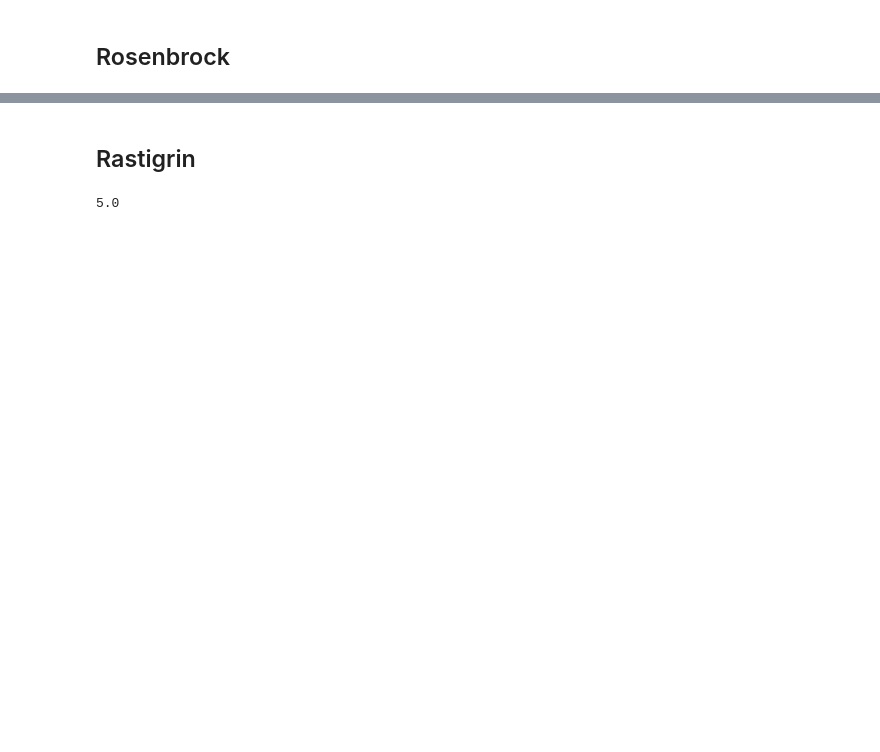
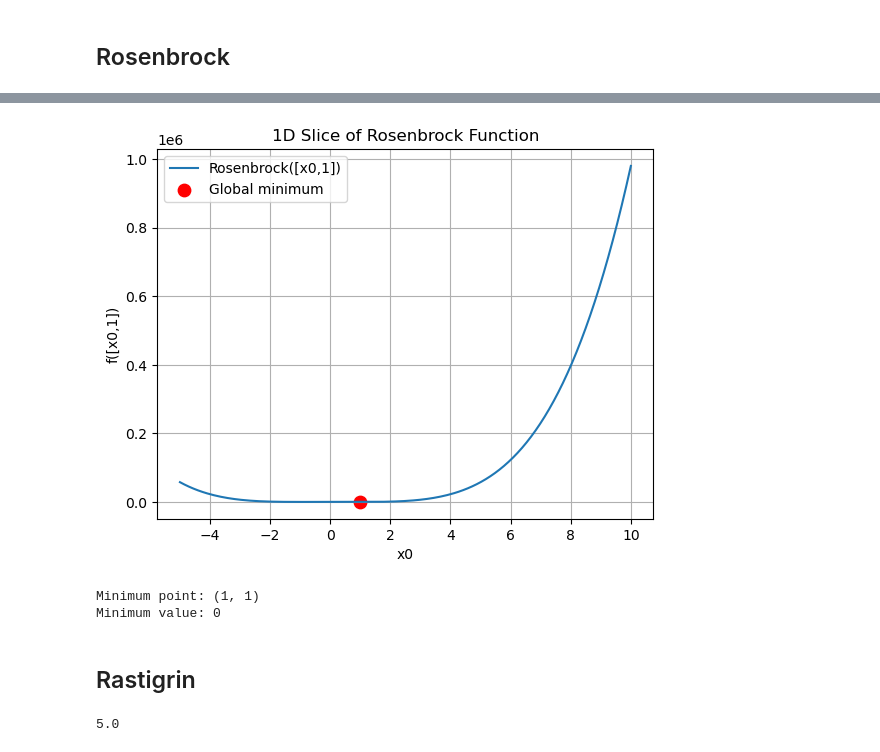
Before and after one commit to emibk/ACIT4160-1-Final_Project_Group_12, a Jupyter notebook: Problem-2: PSO/PSO.ipynb, the cells around one changed output, grey strips where cells are left out. Drawn from its saved outputs; the diff is of its cells as text; code cells hidden in the pictures; blank space fills up the shorter version.

```diff
--- a/Problem-2: PSO/PSO.ipynb
+++ b/Problem-2: PSO/PSO.ipynb
@@ -21,5 +47,5 @@ sphere([1,2])
 # %%
 def rosenbrock(x):
     x = np.array(x)
-    return np.sum(100 * (x[1:] - x[:-1]**2)**2 + (1 - x[:-1])**2)
+    return np.sum(100.0 * (x[1:] - x[:-1]**2)**2 + (1 - x[:-1])**2)
 # %%
@@ -29,3 +55,33 @@ rosenbrock([1,2,3])
+# %%
+x = np.linspace(-5, 10, 200)
+y = np.array([rosenbrock([xi, 1]) for xi in x])
+
+
+plt.plot(x, y, label='Rosenbrock([x0,1])')
+plt.scatter(1, rosenbrock([1, 1]), color='red', s=80, label='Global minimum')
+plt.xlabel('x0')
+plt.ylabel('f([x0,1])')
+plt.title('1D Slice of Rosenbrock Function')
+plt.grid(True)
+plt.legend()
+plt.show()
+
+import sympy as sp
+x0, x1 = sp.symbols('x0 x1')
+f = 100 * (x1 - x0**2)**2 + (1 - x0)**2  # 2D Rosenbrock
+# Compute derivatives
+df_dx0 = sp.diff(f, x0)
+df_dx1 = sp.diff(f, x1)
+
+min_point = sp.solve([df_dx0, df_dx1], (x0, x1))
+print("Minimum point:", min_point[0])
+
+min_value = f.subs({x0: min_point[0][0], x1: min_point[0][1]})
+print("Minimum value:", min_value)
+# %% [output]
+[figure, added]
+Minimum point: (1, 1)
+Minimum value: 0
 # %% [markdown]
 ## Rastigrin
 # %%
```
Also changed, not shown: parts of 34 cells of this notebook.
